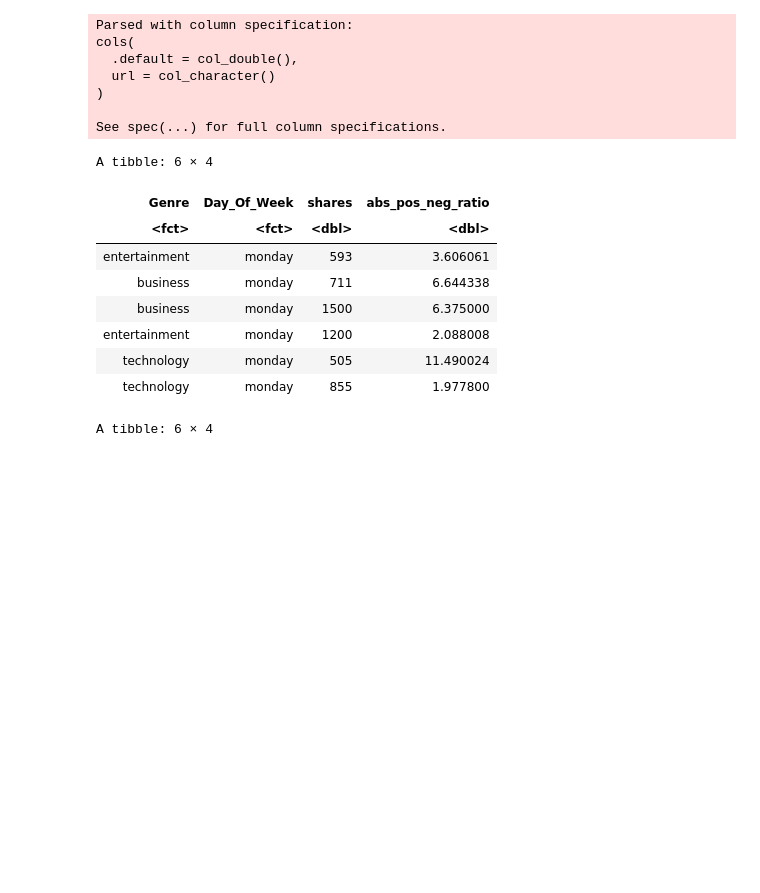
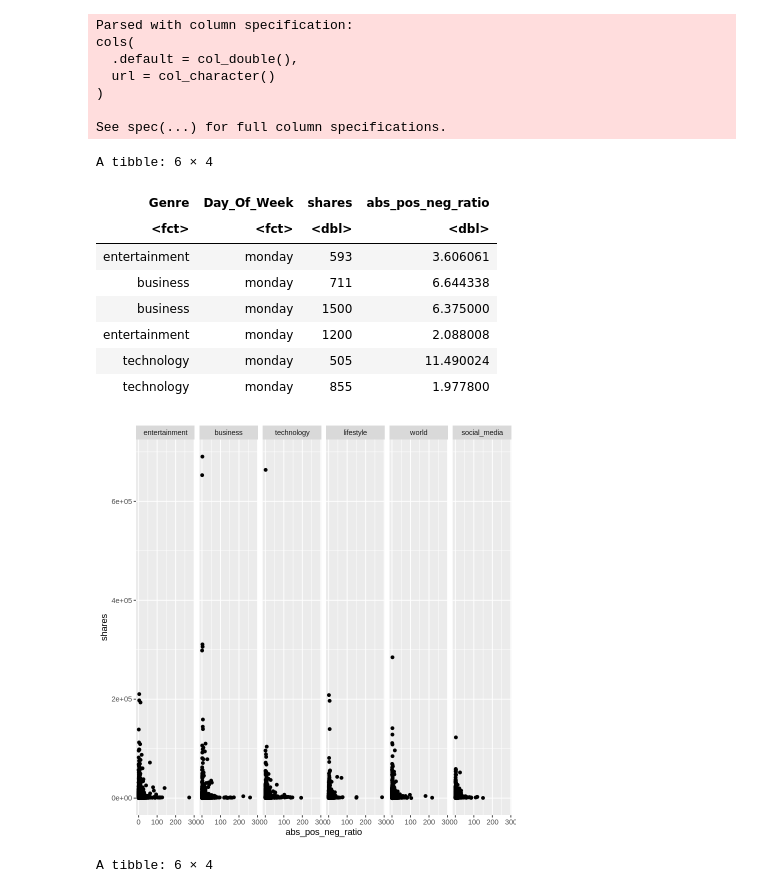
Before and after one commit to dgjfaber/dsci100project, a Jupyter notebook: PredictiveModel.ipynb, the cells around one changed output. Cells and saved outputs as stored; diff of their text form; code cells hidden in the pictures; blank space fills up the shorter version.

```diff
--- a/PredictiveModel.ipynb
+++ b/PredictiveModel.ipynb
@@ -52,31 +52,39 @@ named_data <- data %>%
 # %%
 #It didn't work when all in one pipe, I have no idea why. This seems to work though
 tidy_data <- named_data %>%
     pivot_longer(cols =  lifestyle:world,
                  names_to = 'Genre',
                  values_to = 'Genre_Present') %>%
     filter(Genre_Present == 1) %>%
     pivot_longer(cols =   monday:sunday,
                  names_to = 'Day_Of_Week',
                  values_to = 'Day_Present') %>%
     filter(Day_Present == 1) %>%
     mutate(abs_pos_neg_ratio = (global_rate_positive_words*avg_positive_polarity)/abs(global_rate_negative_words*avg_negative_polarity)) %>%
     filter(global_rate_positive_words != 0 & global_rate_negative_words != 0) %>%
     mutate(Genre = as_factor(Genre)) %>%
     mutate(Day_Of_Week = as_factor(Day_Of_Week)) %>%
     select(Genre, Day_Of_Week, shares,  abs_pos_neg_ratio)
 
 head(tidy_data)
+
+share_plot <- ggplot(tidy_data, aes(x = abs_pos_neg_ratio, y = shares))+
+            geom_point()+
+  facet_grid( ~ Genre)
+
+
+share_plot
 # %% [output]
 A tibble: 6 × 4
 | Genre | Day_Of_Week | shares | abs_pos_neg_ratio |
 | <fct> | <fct> | <dbl> | <dbl> |
 | entertainment | monday | 593 | 3.606061 |
 | business | monday | 711 | 6.644338 |
 | business | monday | 1500 | 6.375000 |
 | entertainment | monday | 1200 | 2.088008 |
 | technology | monday | 505 | 11.490024 |
 | technology | monday | 855 | 1.977800 |
+[figure, added]
 # %%
 set.seed(1234)
 publishing_split <- initial_split(tidy_data, prop = 0.6, strata = shares)
```
Also changed, not shown: parts of 4 cells of this notebook, 1 other file.
